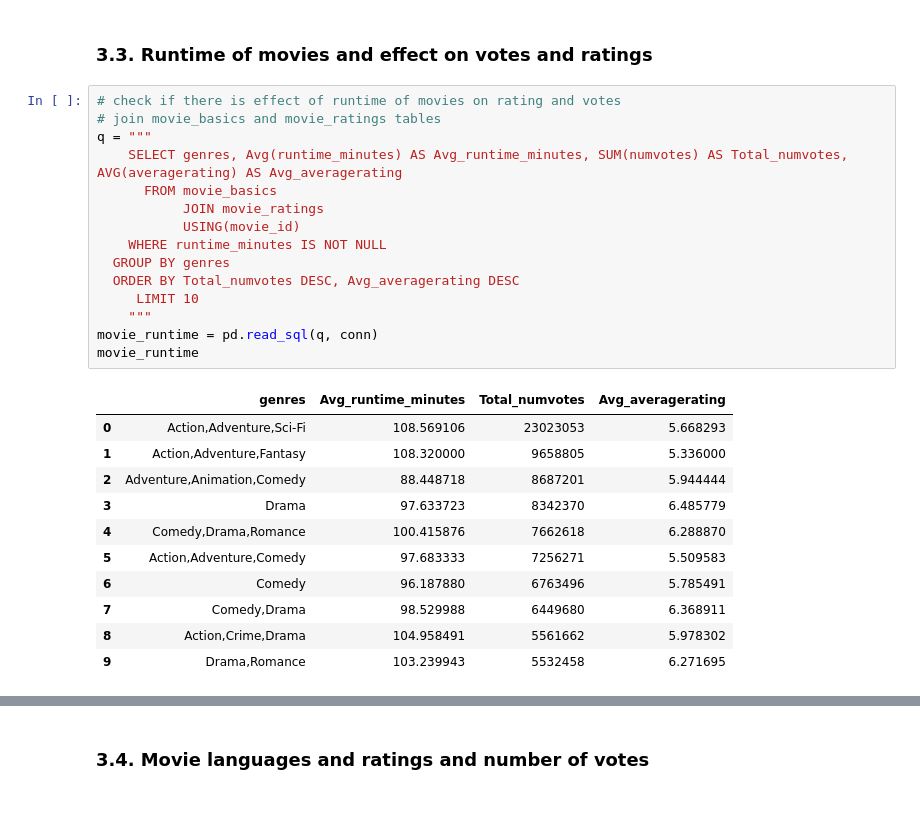
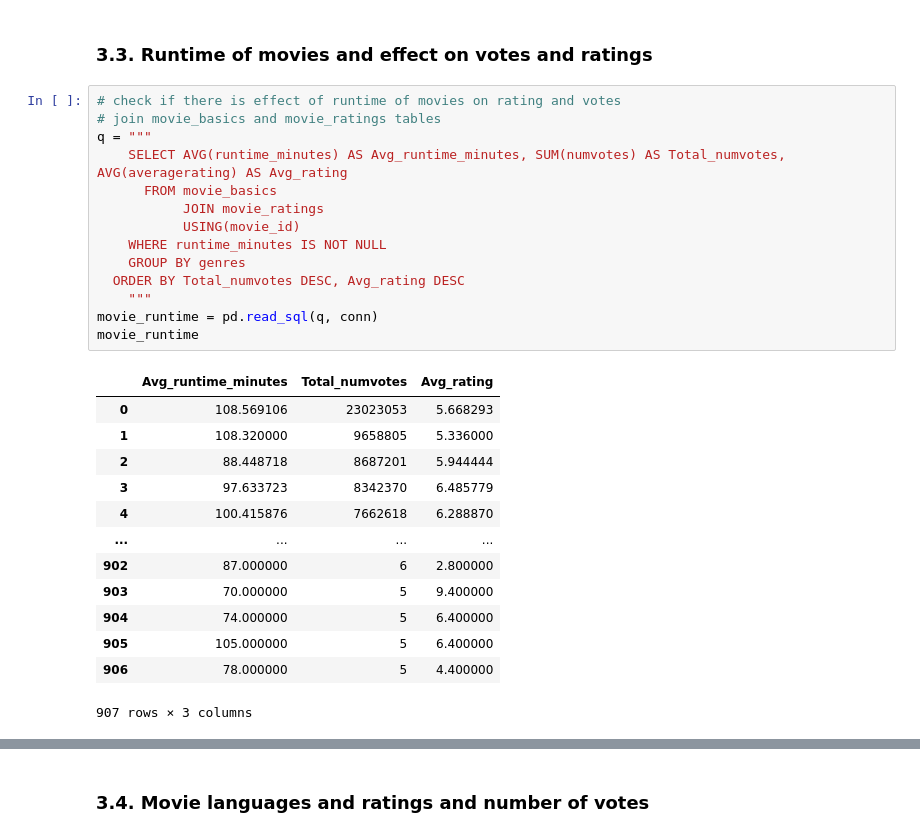
Before and after one commit to mkiganane20/Group3_Phase_Two_Project, a Jupyter notebook: group3_phase_two_project.ipynb, the cells around one changed output, grey strips where cells are left out. Drawn from its saved outputs; the diff is of its cells as text; blank space fills up the shorter version.

```diff
--- a/group3_phase_two_project.ipynb
+++ b/group3_phase_two_project.ipynb
@@ -257,27 +316,28 @@ plt.show()
 # %%
 # check if there is effect of runtime of movies on rating and votes
 # join movie_basics and movie_ratings tables
 q = """
-    SELECT genres, Avg(runtime_minutes) AS Avg_runtime_minutes, SUM(numvotes) AS Total_numvotes, AVG(averagerating) AS Avg_averagerating
+    SELECT AVG(runtime_minutes) AS Avg_runtime_minutes, SUM(numvotes) AS Total_numvotes, AVG(averagerating) AS Avg_rating
       FROM movie_basics
            JOIN movie_ratings
            USING(movie_id)
     WHERE runtime_minutes IS NOT NULL
-  GROUP BY genres
-  ORDER BY Total_numvotes DESC, Avg_averagerating DESC
-     LIMIT 10
+    GROUP BY genres
+  ORDER BY Total_numvotes DESC, Avg_rating DESC
     """
 movie_runtime = pd.read_sql(q, conn)
 movie_runtime
 # %% [output]
-|  | genres | Avg_runtime_minutes | Total_numvotes | Avg_averagerating |
-| 0 | Action,Adventure,Sci-Fi | 108.569106 | 23023053 | 5.668293 |
-| 1 | Action,Adventure,Fantasy | 108.320000 | 9658805 | 5.336000 |
-| 2 | Adventure,Animation,Comedy | 88.448718 | 8687201 | 5.944444 |
-| 3 | Drama | 97.633723 | 8342370 | 6.485779 |
-| 4 | Comedy,Drama,Romance | 100.415876 | 7662618 | 6.288870 |
-| 5 | Action,Adventure,Comedy | 97.683333 | 7256271 | 5.509583 |
-| 6 | Comedy | 96.187880 | 6763496 | 5.785491 |
-| 7 | Comedy,Drama | 98.529988 | 6449680 | 6.368911 |
-| 8 | Action,Crime,Drama | 104.958491 | 5561662 | 5.978302 |
-| 9 | Drama,Romance | 103.239943 | 5532458 | 6.271695 |
+|  | Avg_runtime_minutes | Total_numvotes | Avg_rating |
+| 0 | 108.569106 | 23023053 | 5.668293 |
+| 1 | 108.320000 | 9658805 | 5.336000 |
+| 2 | 88.448718 | 8687201 | 5.944444 |
+| 3 | 97.633723 | 8342370 | 6.485779 |
+| 4 | 100.415876 | 7662618 | 6.288870 |
+| ... | ... | ... | ... |
+| 902 | 87.000000 | 6 | 2.800000 |
+| 903 | 70.000000 | 5 | 9.400000 |
+| 904 | 74.000000 | 5 | 6.400000 |
+| 905 | 105.000000 | 5 | 6.400000 |
+| 906 | 78.000000 | 5 | 4.400000 |
+907 rows × 3 columns
```
Also changed, not shown: parts of 35 cells of this notebook.
